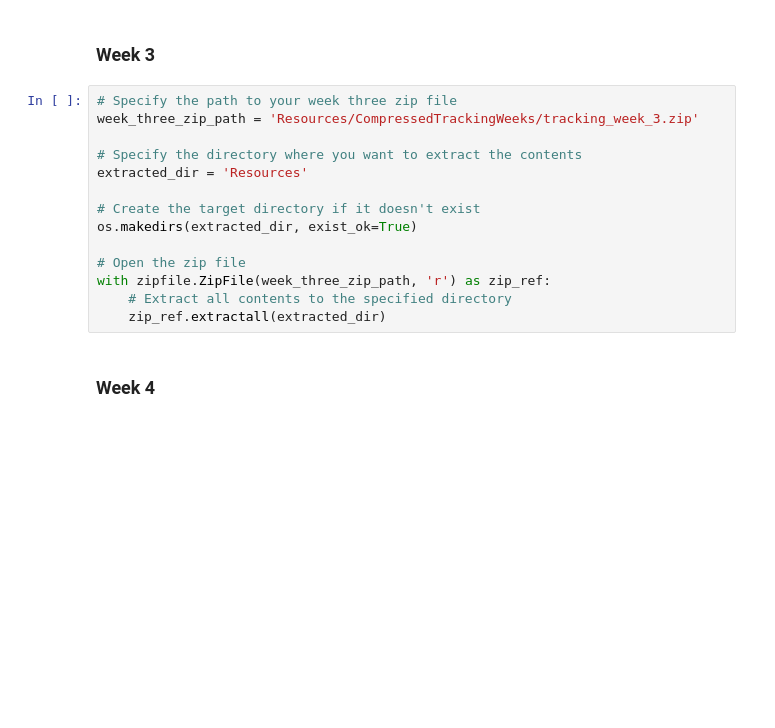
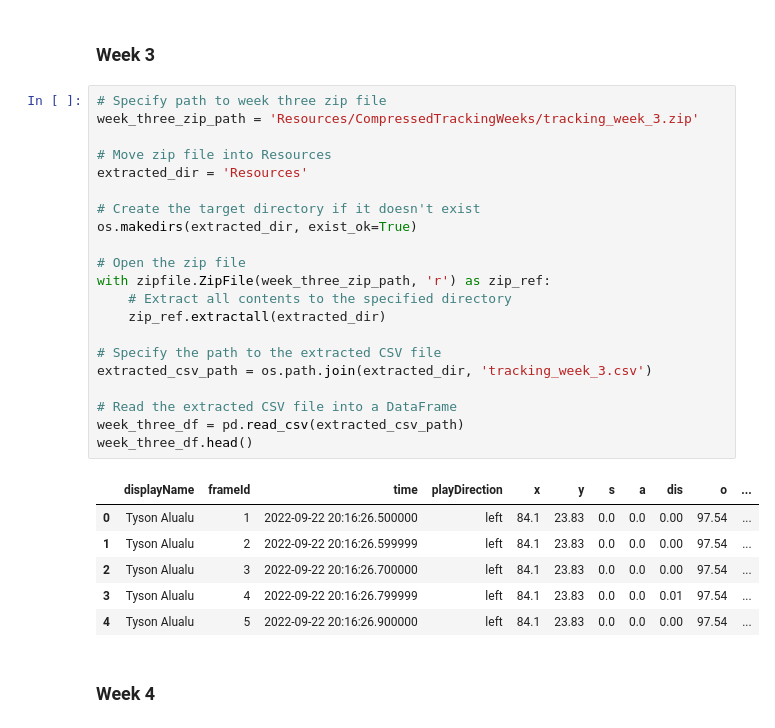
Before and after one commit to aclima88/NFL_BigDataBowl, a Jupyter notebook: TrackingWeeksCleanUp.ipynb, the cells around one changed output. Saved outputs shown, nothing was run; the diff lists cells and outputs as text; blank space fills up the shorter version.

```diff
--- a/TrackingWeeksCleanUp.ipynb
+++ b/TrackingWeeksCleanUp.ipynb
@@ -45,19 +73,33 @@ with zipfile.ZipFile(week_two_zip_path, 'r') as zip_ref:
 # %% [markdown]
 ### Week 3
 # %%
-# Specify the path to your week three zip file
+# Specify path to week three zip file
 week_three_zip_path = 'Resources/CompressedTrackingWeeks/tracking_week_3.zip'
 
-# Specify the directory where you want to extract the contents
+# Move zip file into Resources
 extracted_dir = 'Resources'
 
 # Create the target directory if it doesn't exist
 os.makedirs(extracted_dir, exist_ok=True)
 
 # Open the zip file
 with zipfile.ZipFile(week_three_zip_path, 'r') as zip_ref:
     # Extract all contents to the specified directory
     zip_ref.extractall(extracted_dir)
+
+# Specify the path to the extracted CSV file
+extracted_csv_path = os.path.join(extracted_dir, 'tracking_week_3.csv')
+
+# Read the extracted CSV file into a DataFrame
+week_three_df = pd.read_csv(extracted_csv_path)
+week_three_df.head()
+# %% [output]
+|  | displayName | frameId | time | playDirection | x | y | s | a | dis | o | ... |
+| 0 | Tyson Alualu | 1 | 2022-09-22 20:16:26.500000 | left | 84.1 | 23.83 | 0.0 | 0.0 | 0.00 | 97.54 | ... |
+| 1 | Tyson Alualu | 2 | 2022-09-22 20:16:26.599999 | left | 84.1 | 23.83 | 0.0 | 0.0 | 0.00 | 97.54 | ... |
+| 2 | Tyson Alualu | 3 | 2022-09-22 20:16:26.700000 | left | 84.1 | 23.83 | 0.0 | 0.0 | 0.00 | 97.54 | ... |
+| 3 | Tyson Alualu | 4 | 2022-09-22 20:16:26.799999 | left | 84.1 | 23.83 | 0.0 | 0.0 | 0.01 | 97.54 | ... |
+| 4 | Tyson Alualu | 5 | 2022-09-22 20:16:26.900000 | left | 84.1 | 23.83 | 0.0 | 0.0 | 0.00 | 97.54 | ... |
 # %% [markdown]
 ### Week 4
 # %%
```
Also changed, not shown: parts of 10 cells of this notebook.
